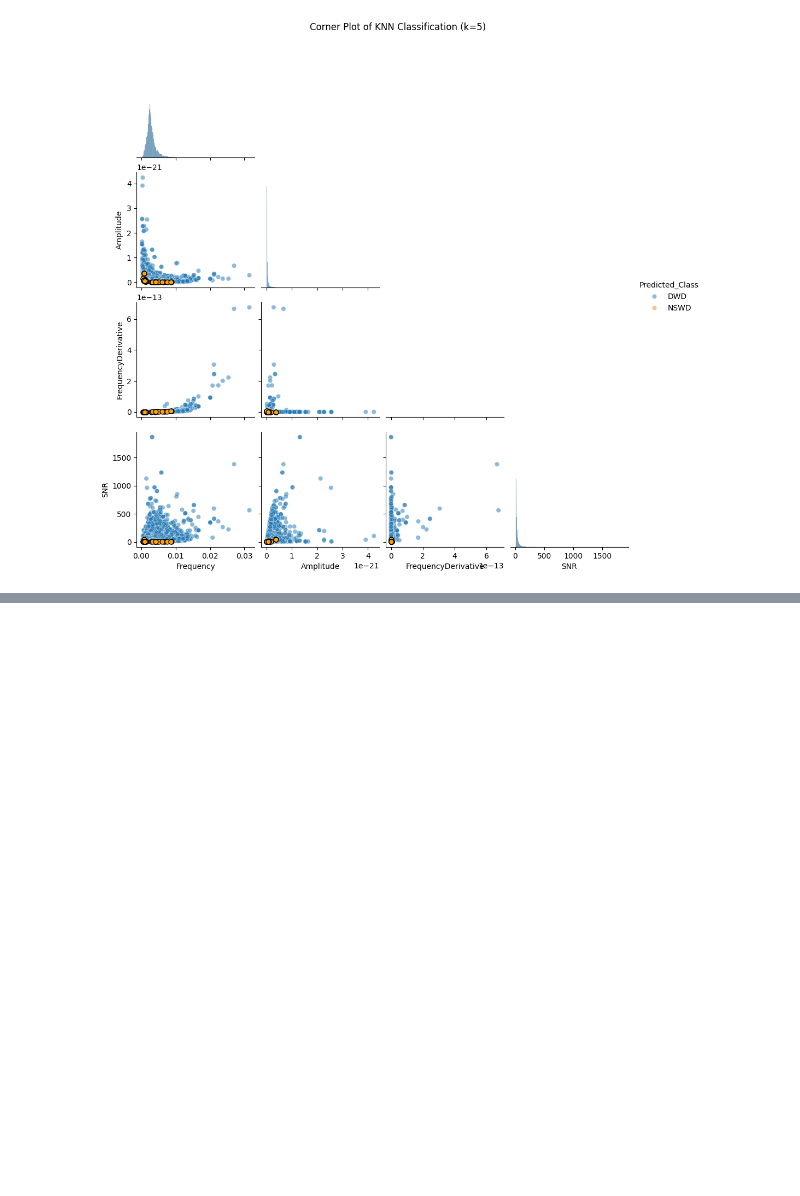
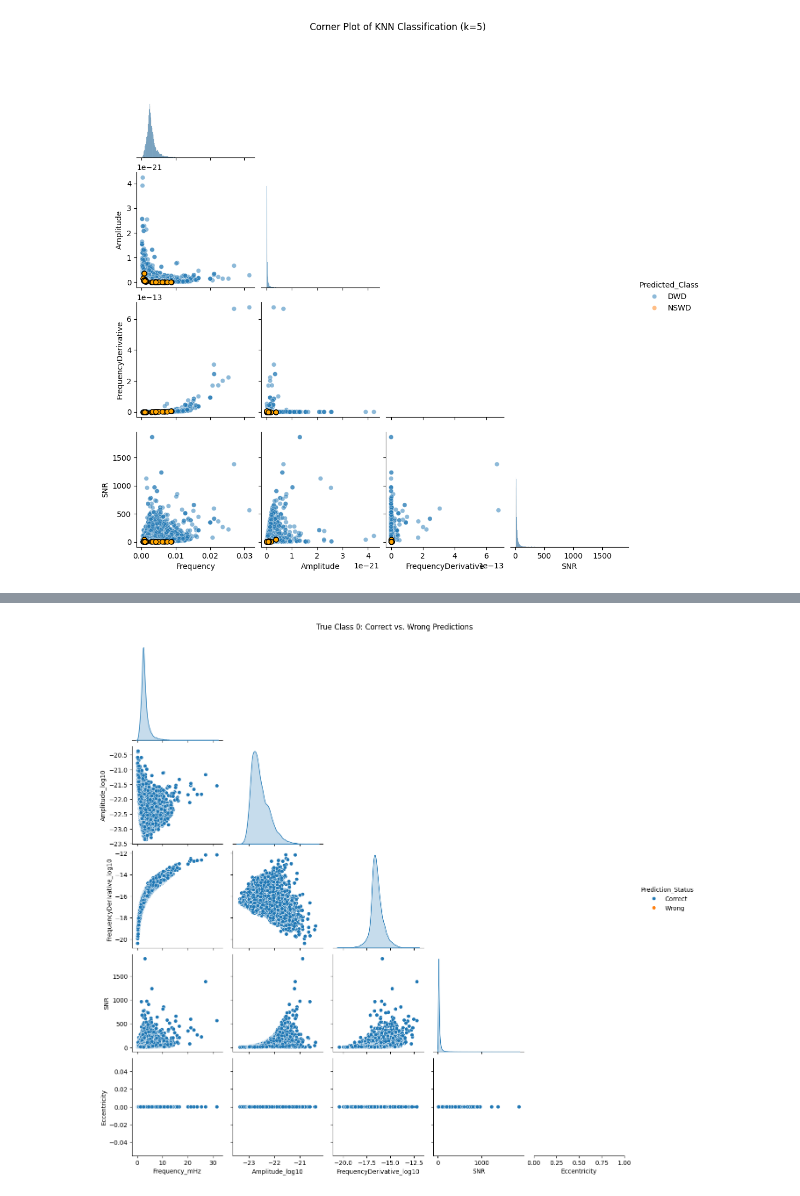
Before and after one commit to Irwintkc/lisa-ml, a Jupyter notebook: notebooks/network.ipynb, the cells around one changed output, grey strips where cells are left out. Saved outputs shown, nothing was run; the diff lists cells and outputs as text; code cells hidden in the pictures; blank space fills up the shorter version.

```diff
--- a/notebooks/network.ipynb
+++ b/notebooks/network.ipynb
@@ -696,0 +800,7 @@ plt.show()
+# %%
+df_class0 = df_test[df_test['True_Class'] == 0]
+pairplot_class0 = sns.pairplot(df_class0, vars=features, hue='Prediction_Status', diag_kind="kde", corner=True)
+pairplot_class0.fig.suptitle("True Class 0: Correct vs. Wrong Predictions", y=1.02)
+plt.show()
+# %% [output]
+[figure, added]
```
Also changed, not shown: parts of 6 cells of this notebook, 42 other files.
